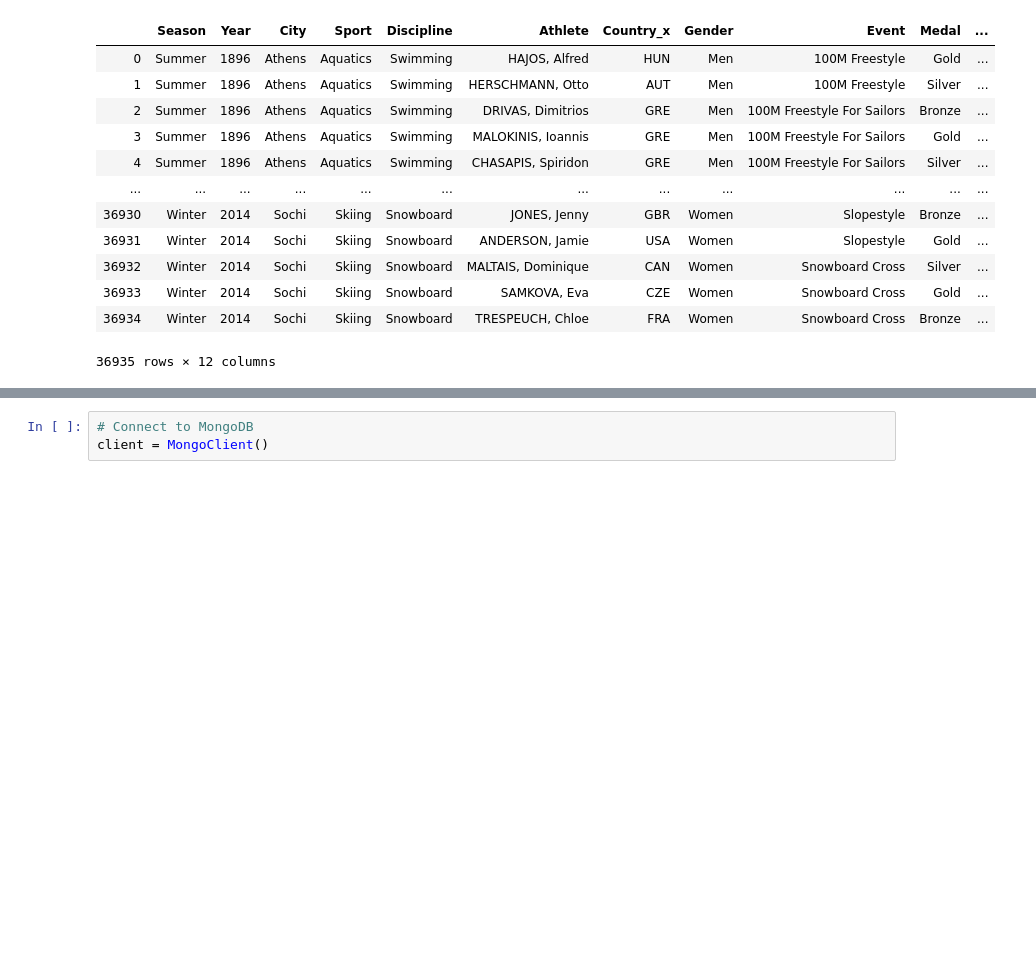
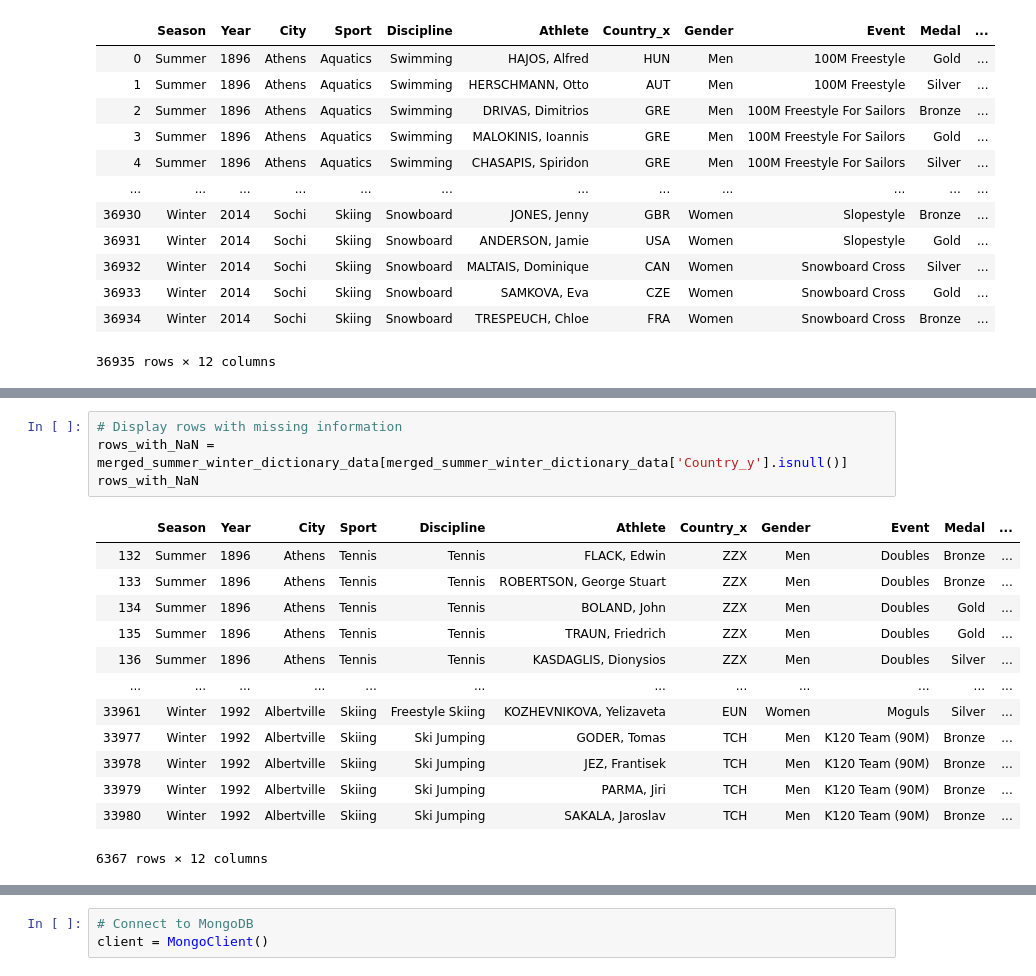
Before and after one commit to CD-JCaro/Olympic-Medal-Dashboard, a Jupyter notebook: Olympic_Sports_and_Medal.ipynb, the cells around one changed output, grey strips where cells are left out. Cells and saved outputs as stored; diff of their text form; blank space fills up the shorter version.

```diff
--- a/Olympic_Sports_and_Medal.ipynb
+++ b/Olympic_Sports_and_Medal.ipynb
@@ -80,0 +116,18 @@ merged_summer_winter_dictionary_data
+# %%
+# Display rows with missing information
+rows_with_NaN = merged_summer_winter_dictionary_data[merged_summer_winter_dictionary_data['Country_y'].isnull()]
+rows_with_NaN
+# %% [output]
+|  | Season | Year | City | Sport | Discipline | Athlete | Country_x | Gender | Event | Medal | ... |
+| 132 | Summer | 1896 | Athens | Tennis | Tennis | FLACK, Edwin | ZZX | Men | Doubles | Bronze | ... |
+| 133 | Summer | 1896 | Athens | Tennis | Tennis | ROBERTSON, George Stuart | ZZX | Men | Doubles | Bronze | ... |
+| 134 | Summer | 1896 | Athens | Tennis | Tennis | BOLAND, John | ZZX | Men | Doubles | Gold | ... |
+| 135 | Summer | 1896 | Athens | Tennis | Tennis | TRAUN, Friedrich | ZZX | Men | Doubles | Gold | ... |
+| 136 | Summer | 1896 | Athens | Tennis | Tennis | KASDAGLIS, Dionysios | ZZX | Men | Doubles | Silver | ... |
+| ... | ... | ... | ... | ... | ... | ... | ... | ... | ... | ... | ... |
+| 33961 | Winter | 1992 | Albertville | Skiing | Freestyle Skiing | KOZHEVNIKOVA, Yelizaveta | EUN | Women | Moguls | Silver | ... |
+| 33977 | Winter | 1992 | Albertville | Skiing | Ski Jumping | GODER, Tomas | TCH | Men | K120 Team (90M) | Bronze | ... |
+| 33978 | Winter | 1992 | Albertville | Skiing | Ski Jumping | JEZ, Frantisek | TCH | Men | K120 Team (90M) | Bronze | ... |
+| 33979 | Winter | 1992 | Albertville | Skiing | Ski Jumping | PARMA, Jiri | TCH | Men | K120 Team (90M) | Bronze | ... |
+| 33980 | Winter | 1992 | Albertville | Skiing | Ski Jumping | SAKALA, Jaroslav | TCH | Men | K120 Team (90M) | Bronze | ... |
+6367 rows × 12 columns
```
Also changed, not shown: parts of 21 cells of this notebook, 3 other files.
